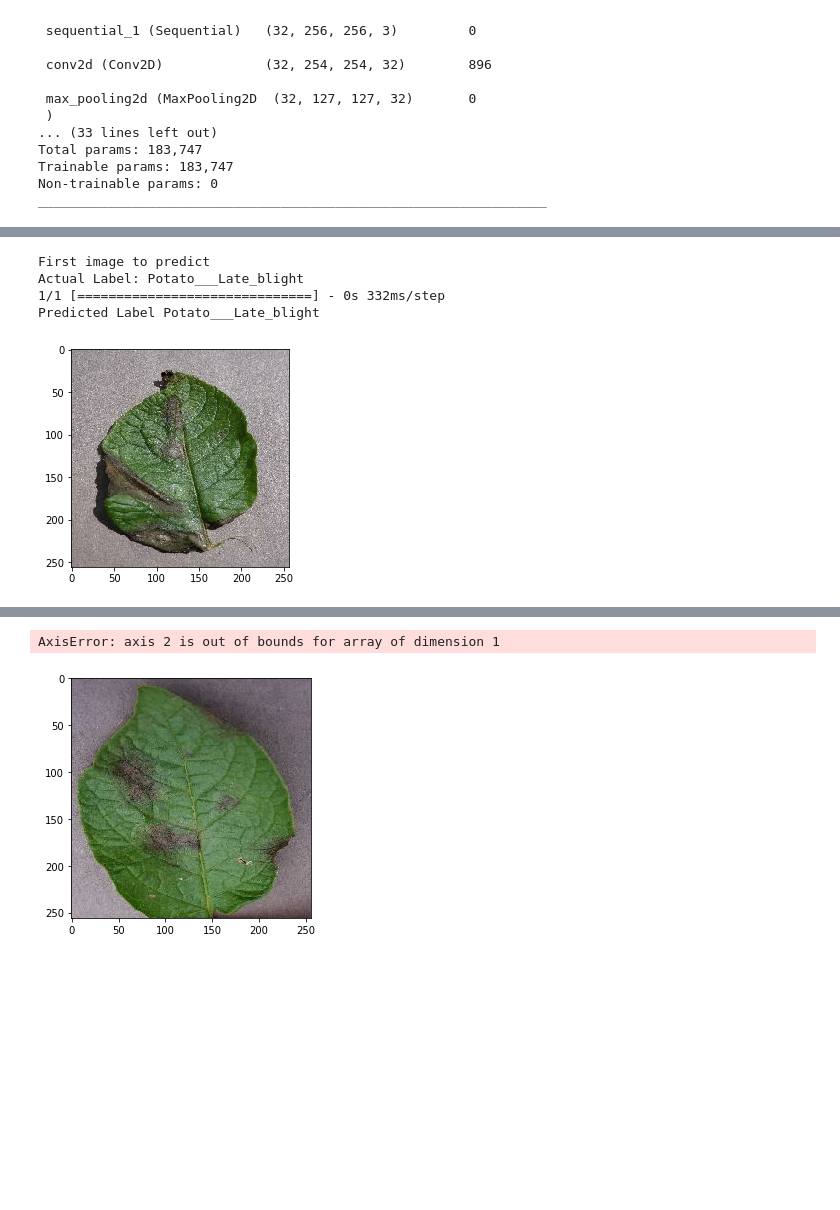
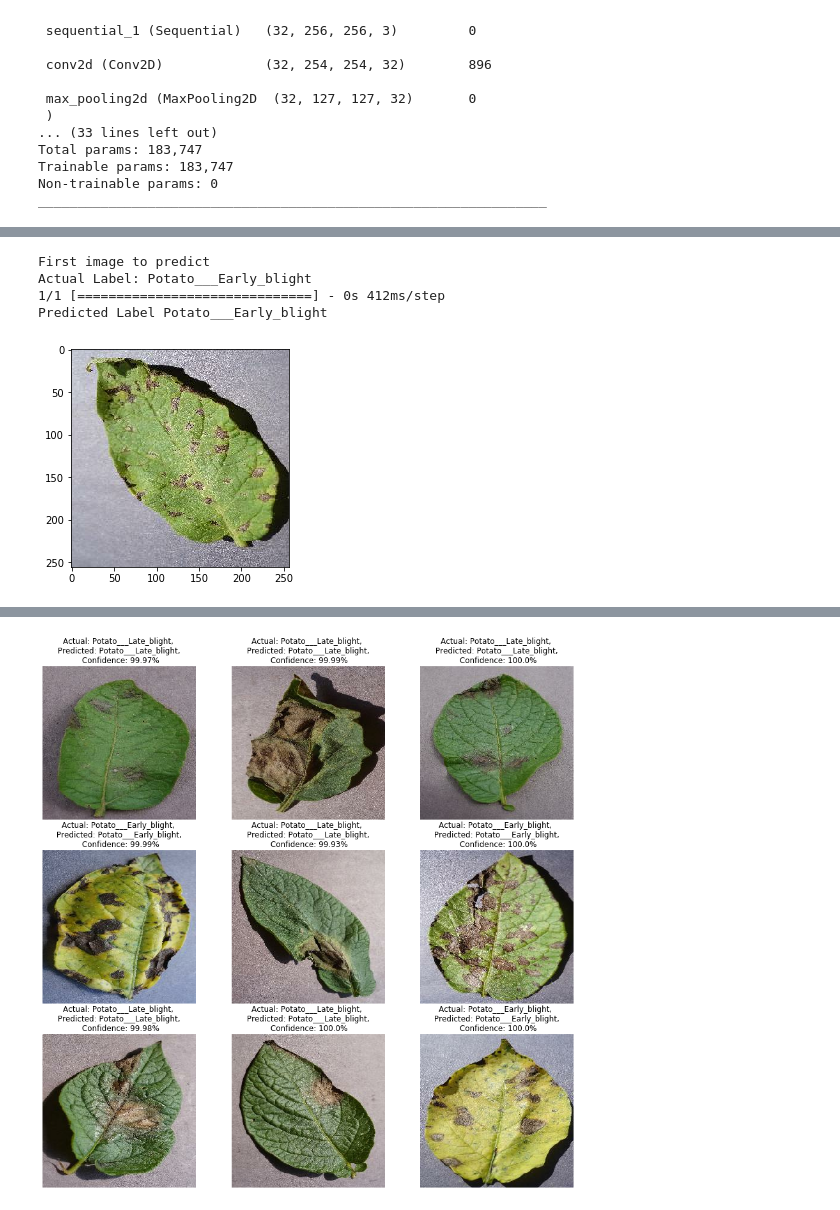
Before and after one commit to ankitpakhale/PotatoDisease, a Jupyter notebook: training/training.ipynb, the cells around one changed output, grey strips where cells are left out. Cells and saved outputs as stored; diff of their text form; code cells hidden in the pictures; blank space fills up the shorter version.

```diff
--- a/training/training.ipynb
+++ b/training/training.ipynb
@@ -11,7 +11,7 @@ import numpy as np
 BATCH_SIZE = 32
 IMAGE_SIZE = 256
 CHANNELS = 3
-EPOCHS = 50
+EPOCHS = 30
 # %% [markdown]
 <h3 style='color:#FF6363'>Downloading dataset tfdataset</h3>
 # %%
@@ -301,10 +301,10 @@ for images_batch, labels_batch in dataset.take(1):
     print("Predicted Label",class_names[np.argmax(batch_prediction[0])])
 # %% [output]
 First image to predict
-Actual Label: Potato___Late_blight
-1/1 [==============================] - 0s 332ms/step
-Predicted Label Potato___Late_blight
+Actual Label: Potato___Early_blight
+1/1 [==============================] - 0s 412ms/step
+Predicted Label Potato___Early_blight
-[figure, old version]
+[figure, new version]
 # %%
 def predict(model, img):
     img_array = tf.keras.preprocessing.image.img_to_array(images[i].numpy())
@@ -313,7 +313,7 @@ def predict(model, img):
     predictions = model.predict(img_array)
 
     predicted_class = class_names[np.argmax(predictions[0])]
-    confidence = round(100 * (np.max(predictions[0], 2)))
+    confidence = round(100 * (np.max(predictions[0])), 2)
 
     return predicted_class, confidence
 # %%
@@ -324,7 +324,7 @@ for images, labels in test_ds.take(1):
         plt.imshow(images[i].numpy().astype("uint8"))
         predicted_class, confidence = predict(model, images[i].numpy())
 
-        actual_class = class_names[label[i]]
+        actual_class = class_names[labels[i]]
         plt.title(f"Actual: {actual_class}, \n Predicted: {predicted_class}, \n Confidence: {confidence}%")
         plt.axis("off")
 # %% [output]
@@ -332,5 +340,4 @@ for images, labels in test_ds.take(1):
-AxisError: axis 2 is out of bounds for array of dimension 1
-[figure, old version]
+[figure, new version]
 # %%
 import os
 model_version = max([int(i) for i in (os.listdir("../models")+[0])]) + 1
```
Also changed, not shown: parts of 9 cells of this notebook, 4 other files.
